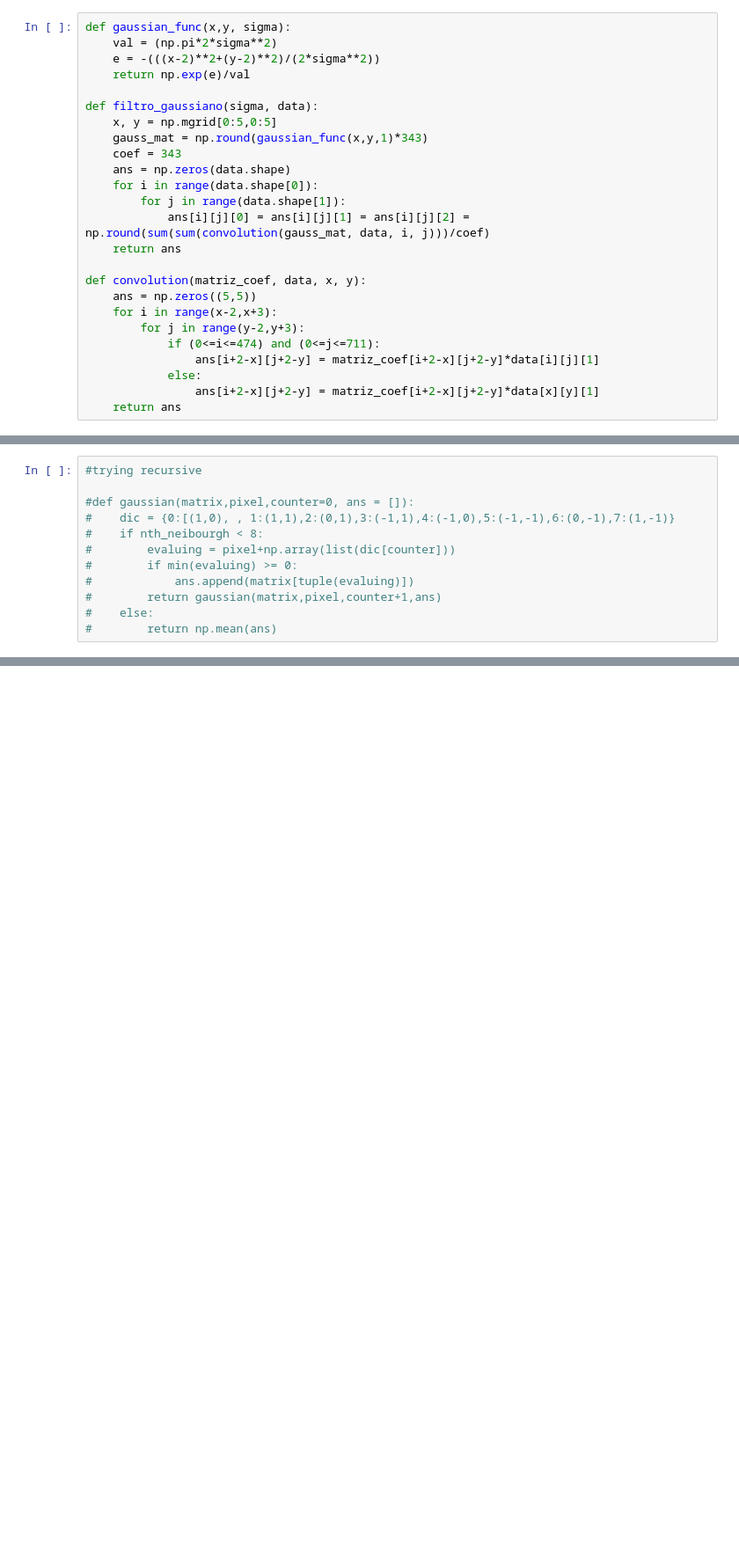
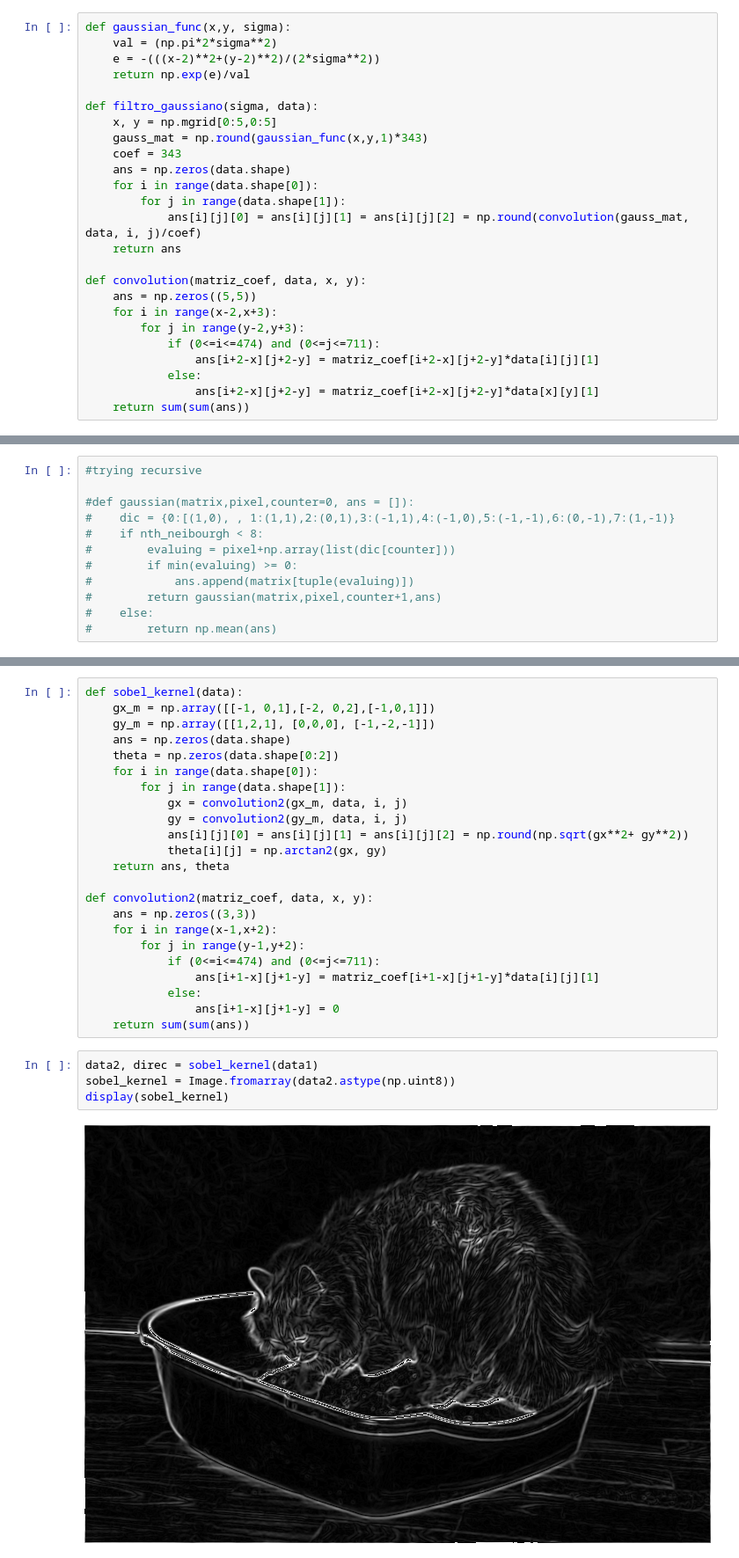
Before and after one commit to GiovaniValdrighi/Edge_Decetion_CG, a Jupyter notebook: Edge_Detection.ipynb, the cells around one changed output, grey strips where cells are left out. Shown at 88% size. Drawn from its saved outputs; the diff is of its cells as text; blank space fills up the shorter version.

```diff
--- a/Edge_Detection.ipynb
+++ b/Edge_Detection.ipynb
@@ -51,7 +51,7 @@ def filtro_gaussiano(sigma, data):
     ans = np.zeros(data.shape)
     for i in range(data.shape[0]):
         for j in range(data.shape[1]):
-            ans[i][j][0] = ans[i][j][1] = ans[i][j][2] = np.round(sum(sum(convolution(gauss_mat, data, i, j)))/coef)
+            ans[i][j][0] = ans[i][j][1] = ans[i][j][2] = np.round(convolution(gauss_mat, data, i, j)/coef)
     return ans
 
 def convolution(matriz_coef, data, x, y):
@@ -62,7 +62,7 @@ def convolution(matriz_coef, data, x, y):
                 ans[i+2-x][j+2-y] = matriz_coef[i+2-x][j+2-y]*data[i][j][1]
             else:
                 ans[i+2-x][j+2-y] = matriz_coef[i+2-x][j+2-y]*data[x][y][1]
-    return ans
+    return sum(sum(ans))
 # %%
 data1 = filtro_gaussiano(1, data)
 efeito_gaussiano = Image.fromarray(data1.astype(np.uint8))
@@ -83,0 +86,29 @@ display(efeito_gaussiano)
+# %%
+def sobel_kernel(data):
+    gx_m = np.array([[-1, 0,1],[-2, 0,2],[-1,0,1]])
+    gy_m = np.array([[1,2,1], [0,0,0], [-1,-2,-1]])
+    ans = np.zeros(data.shape)
+    theta = np.zeros(data.shape[0:2])
+    for i in range(data.shape[0]):
+        for j in range(data.shape[1]):
+            gx = convolution2(gx_m, data, i, j)
+            gy = convolution2(gy_m, data, i, j)
+            ans[i][j][0] = ans[i][j][1] = ans[i][j][2] = np.round(np.sqrt(gx**2+ gy**2))
+            theta[i][j] = np.arctan2(gx, gy)
+    return ans, theta
+
+def convolution2(matriz_coef, data, x, y):
+    ans = np.zeros((3,3))
+    for i in range(x-1,x+2):
+        for j in range(y-1,y+2):
+            if (0<=i<=474) and (0<=j<=711):
+                ans[i+1-x][j+1-y] = matriz_coef[i+1-x][j+1-y]*data[i][j][1]
+            else:
+                ans[i+1-x][j+1-y] = 0
+    return sum(sum(ans))
+# %%
+data2, direc = sobel_kernel(data1)
+sobel_kernel = Image.fromarray(data2.astype(np.uint8))
+display(sobel_kernel)
+# %% [output]
+[figure, added]
```
Also changed, not shown: parts of 10 cells of this notebook, 1 other file.
